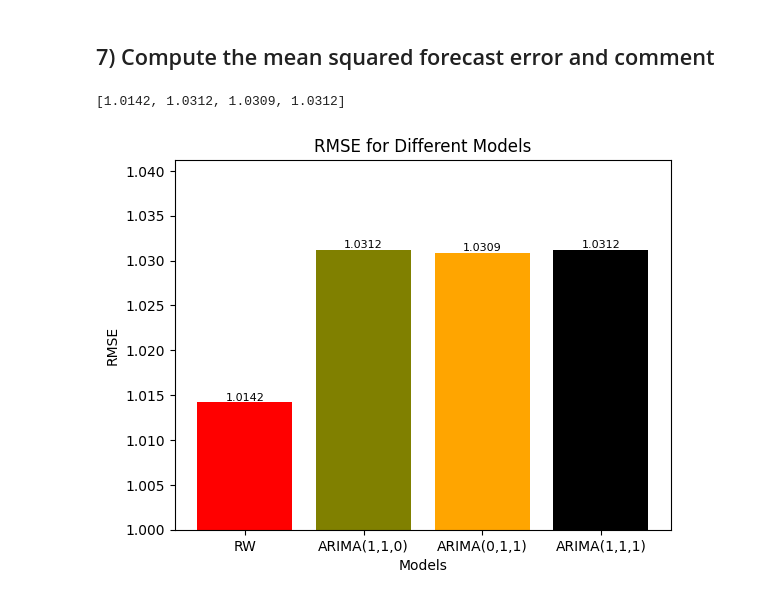
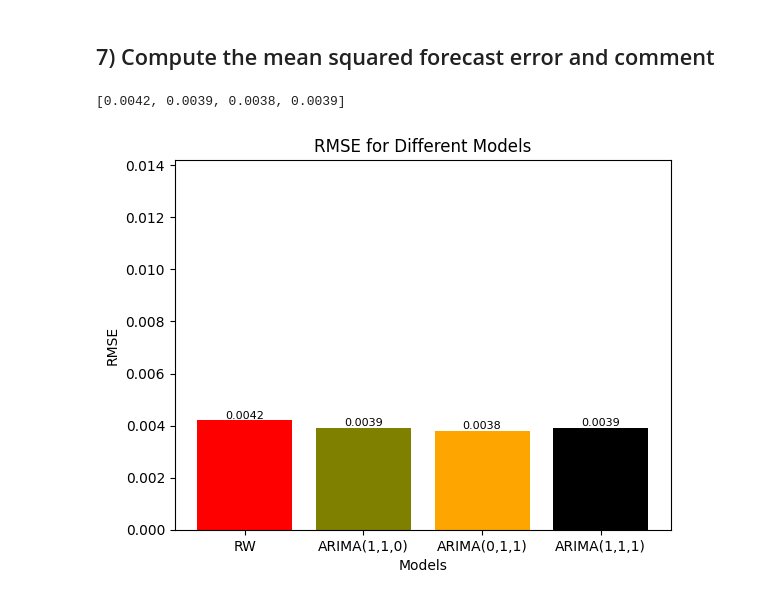
Before and after one commit to giordanovitale/Time-Series-Assignments, a Jupyter notebook: Assignment 3/Assignment3.ipynb, the cells around one changed output. Saved outputs shown, nothing was run; the diff lists cells and outputs as text; code cells hidden in the pictures.

```diff
--- a/Assignment 3/Assignment3.ipynb
+++ b/Assignment 3/Assignment3.ipynb
@@ -438,9 +438,15 @@ plt.show()
 # %%
 from sklearn.metrics import mean_squared_error
 
-actual_values = test['Log_Real_Price']
+actual_values = test['Real_Price']
 
-msfe_rw_predictions = mean_squared_error(actual_values, exp_rw_forecasts, squared=False).round(4)
+# msfe_rw_predictions = np.mean((actual_values - exp_rw_forecasts)**2)
+# msfe_arima110_predictions = np.mean((actual_values - exp_arima_110_forecasts)**2)
+# msfe_arima011_predictions = np.mean((actual_values - exp_arima_011_forecasts)**2)
+# msfe_arima111_predictions = np.mean((actual_values - exp_arima_111_forecasts)**2)
+
+
+msfe_rw_predictions = mean_squared_error(actual_values, exp_rw_forecasts).round(4)
 msfe_arima110_predictions = mean_squared_error(actual_values, exp_arima_110_forecasts).round(4)
 msfe_arima011_predictions = mean_squared_error(actual_values, exp_arima_011_forecasts).round(4)
 msfe_arima111_predictions = mean_squared_error(actual_values, exp_arima_111_forecasts).round(4)
@@ -453,22 +459,22 @@ msfe_values = [msfe_rw_predictions,
 # %%
 msfe_values
 # %% [output]
-[1.0142, 1.0312, 1.0309, 1.0312]
+[0.0042, 0.0039, 0.0038, 0.0039]
 # %%
 colors = ['red', 'olive', 'orange', 'black']
 
 plt.bar(models, msfe_values, color = colors)
 
 # Add data labels above each bar
 for i, rmse in enumerate(msfe_values):
     plt.text(i, rmse, f'{rmse:.4f}', ha='center', va='bottom', fontsize=8)
 
 plt.xlabel('Models')
 plt.ylabel('RMSE')
 plt.title('RMSE for Different Models')
-plt.ylim(1, max(msfe_values) + 0.01)
+plt.ylim(0, max(msfe_values) + 0.01)
 
 
 plt.show()
 # %% [output]
-[figure, old version]
+[figure, new version]
```
Also changed, not shown: parts of 3 cells of this notebook, 1 other file.
